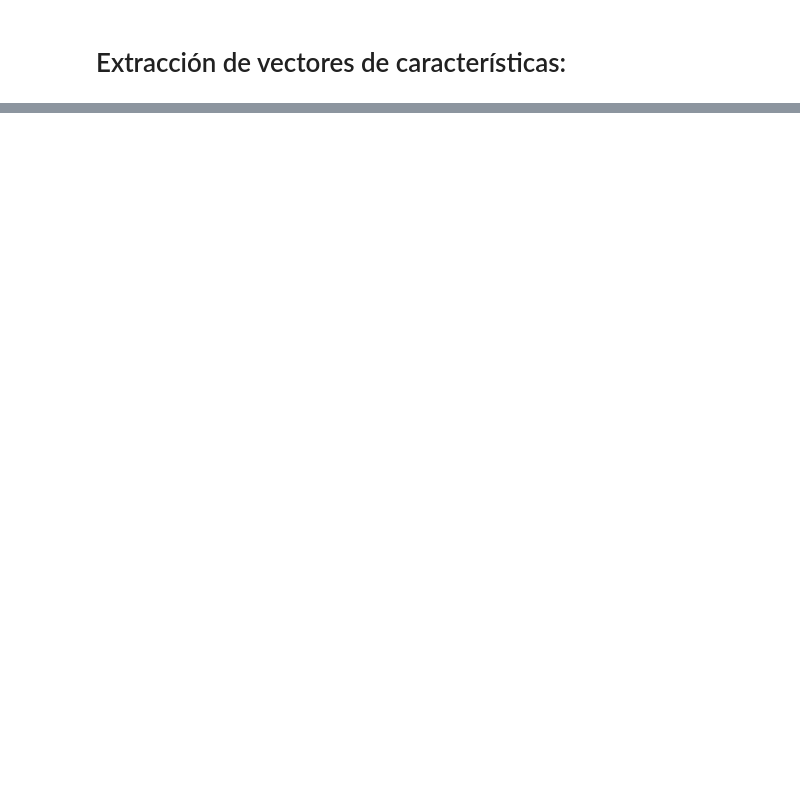
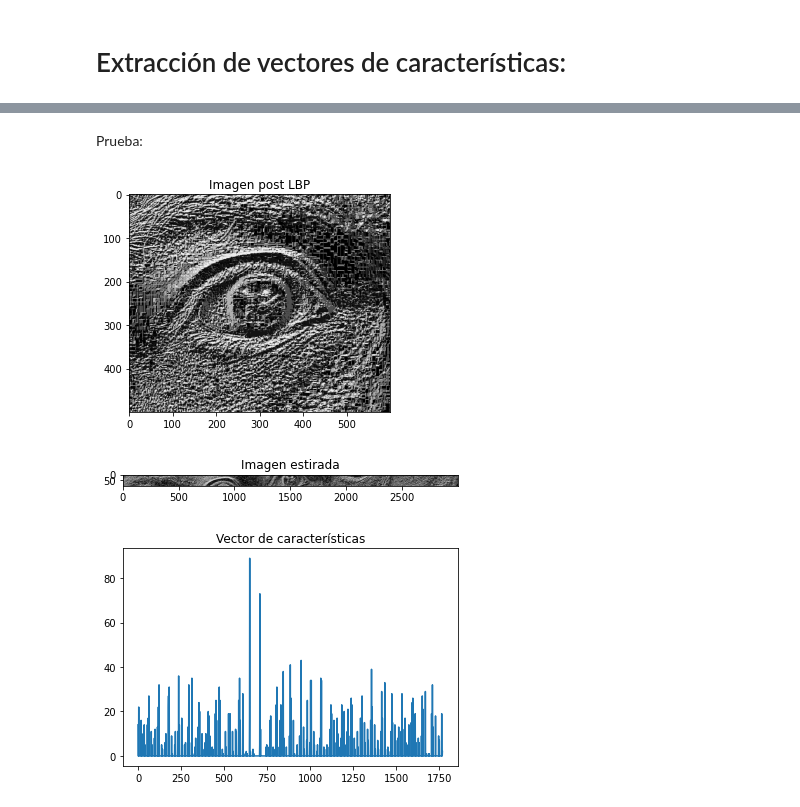
Before and after one commit to DiegoPincheiraIb/EL5206_Assignments, a Jupyter notebook: Experiencia_2/Experiencia_2_EL5206.ipynb, the cells around one changed output, grey strips where cells are left out. Saved outputs shown, nothing was run; the diff lists cells and outputs as text; code cells hidden in the pictures; blank space fills up the shorter version.

```diff
--- a/Experiencia_2/Experiencia_2_EL5206.ipynb
+++ b/Experiencia_2/Experiencia_2_EL5206.ipynb
@@ -97,0 +88,8 @@ np.histogram(a, bins=59, range=None, normed=None, weights=None, density=None)[so
+# %%
+def Estirador_Imagen(Imagen_Obj, Stride_Obj, Width_Obj):
+  Matriz_Final = np.zeros((Stride_Obj,0))
+  for row in range(0,len(Imagen_Obj),Stride_Obj): # Índices: 0, 100, 200, 300, 400
+    for column in range(0, len(Imagen_Obj[0]),Stride_Obj): # Índices: 0, 100, 200, 300, 400, 500
+      Mask = Imagen_Obj[row:row + Width_Obj,column:column + Width_Obj]
+      Matriz_Final = np.concatenate((Matriz_Final,Mask),axis = 1)
+  return Matriz_Final
@@ -97,0 +99,27 @@ np.histogram(a, bins=59, range=None, normed=None, weights=None, density=None)[so
+# %%
+def Calculador_Vector_Caract(Matriz_Obj,Stride_Obj):
+  Vector_Caract_Obj = np.zeros((0,))
+  for i in range(0,len(Matriz_Obj[0]),Stride_Obj):
+    (Histogramas_Prueba, Bins_Prueba) = np.histogram(Estirador_Prueba[0:100,i], bins=59)
+    Vector_Caract = np.concatenate((Vector_Caract_Obj,Histogramas_Prueba))
+  return Vector_Caract_Obj
+# %% [markdown]
+Prueba:
+# %%
+Prueba = Listado_Gal_Gris[7]
+Matriz_LBP = LBP(Prueba)
+plt.title('Imagen post LBP')
+Imagen_Plot(Matriz_LBP)
+Stride = 100
+Width = 100
+Estirador_Prueba = Estirador_Imagen(Matriz_LBP, Stride, Width)
+plt.title('Imagen estirada')
+Imagen_Plot(Estirador_Prueba)
+Vector_Caract_Prueba = Calculador_Vector_Caract(Estirador_Prueba, Stride)
+plt.plot(Vector_Caract_Prueba)
+plt.title('Vector de características')
+plt.show()
+# %% [output]
+[figure, added]
+[figure, added]
+[figure, added]
```
Also changed, not shown: parts of 7 cells of this notebook.
